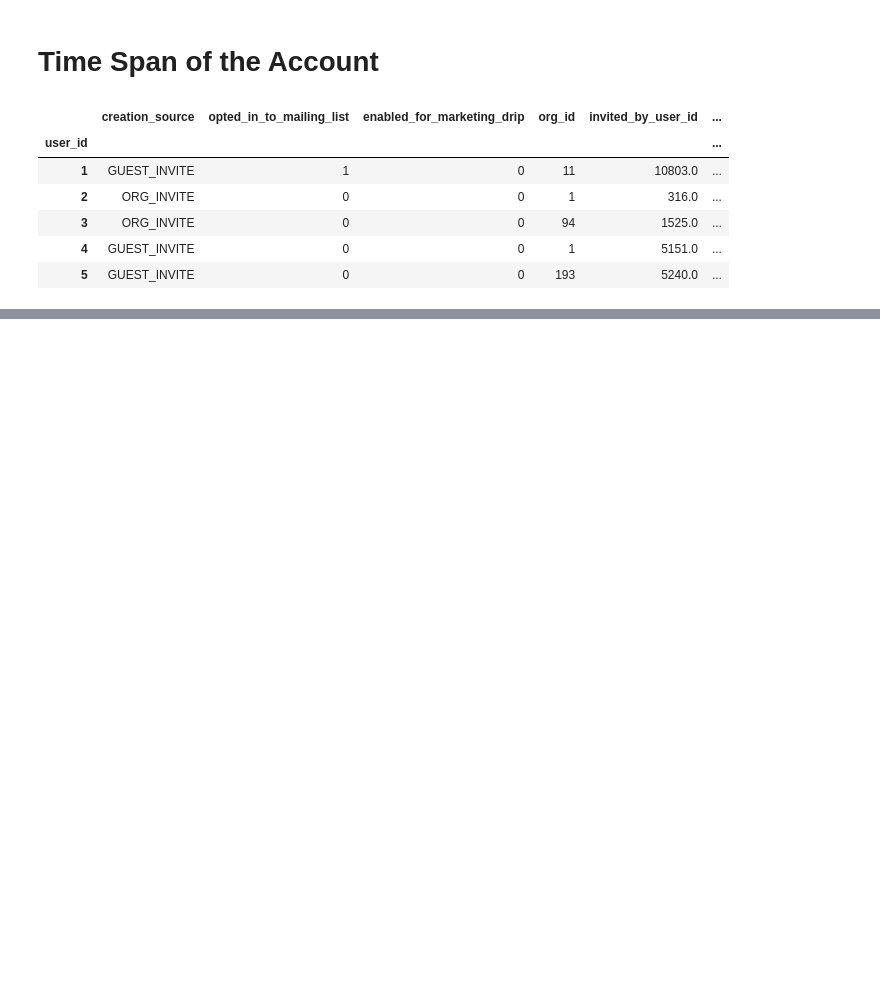
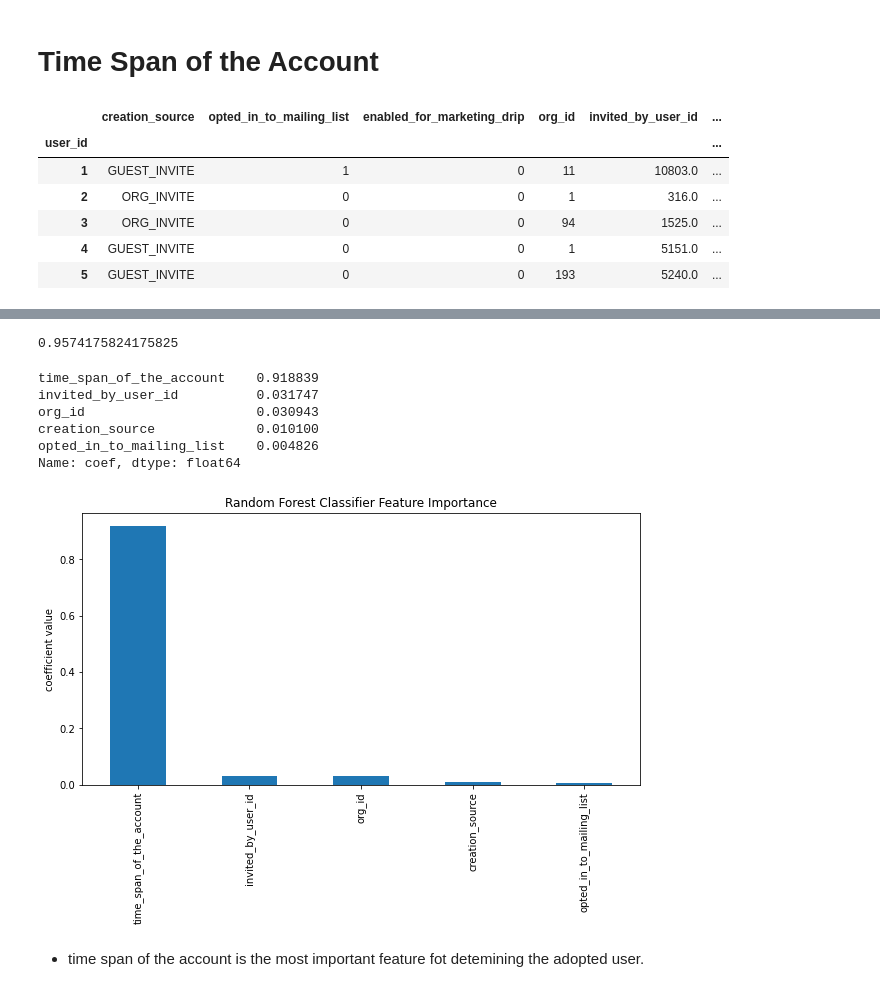
Before and after one commit to sidharth-ds/TASK-1-to-7, a Jupyter notebook: Task - 5/task_5.ipynb, the cells around one changed output, grey strips where cells are left out. Drawn from its saved outputs; the diff is of its cells as text; code cells hidden in the pictures; blank space fills up the shorter version.

```diff
--- a/Task - 5/task_5.ipynb
+++ b/Task - 5/task_5.ipynb
@@ -193,3 +193,16 @@ fig.update_traces(marker_size=15)
 fig.show()
 # %% [output]
 [interactive output not drawn]
+# %%
+# encoding
+from sklearn.preprocessing import LabelEncoder
+le = LabelEncoder()
+
+creation_labels = le.fit_transform(df1['creation_source'])
+df1.creation_source = creation_labels
+
+org_id_labels = le.fit_transform(df1['org_id'])
+df1.org_id = org_id_labels
+
+invited_labels = le.fit_transform(df1['invited_by_user_id'])
+df1.org_id = invited_labels
@@ -195,0 +219,45 @@ fig.show()
+# %%
+# splitting
+from sklearn.model_selection import train_test_split
+
+X = df1.drop('adopted_user', axis=1)
+y = df1.adopted_user
+
+X_train, X_test, y_train, y_test = train_test_split(X, y, test_size=0.33, random_state=42)
+# %%
+# modelling
+from sklearn.ensemble import RandomForestClassifier
+
+rf = RandomForestClassifier()
+
+rf.fit(X_train, y_train)
+rf.score(X_test, y_test)
+# %% [output]
+0.9574175824175825
+# %%
+# feature importance
+
+feature_importance = pd.DataFrame()
+feature_importance['coef'] = rf.feature_importances_
+feature_importance = feature_importance.set_index(X.columns)
+feature_importance.coef.nlargest(5)
+# %% [output]
+time_span_of_the_account    0.918839
+invited_by_user_id          0.031747
+org_id                      0.030943
+creation_source             0.010100
+opted_in_to_mailing_list    0.004826
+Name: coef, dtype: float64
+# %%
+#plot the results
+import matplotlib.pyplot as plt
+
+plt.figure(figsize=(10,5))
+(feature_importance['coef']).nlargest(5).plot(kind='bar', x=feature_importance.index)
+plt.title('Random Forest Classifier Feature Importance')
+plt.ylabel('coefficient value')
+plt.show()
+# %% [output]
+[figure, added]
+# %% [markdown]
+* time span of the account is the most important feature fot detemining the adopted user.
```
Also changed, not shown: parts of 1 cell of this notebook.
